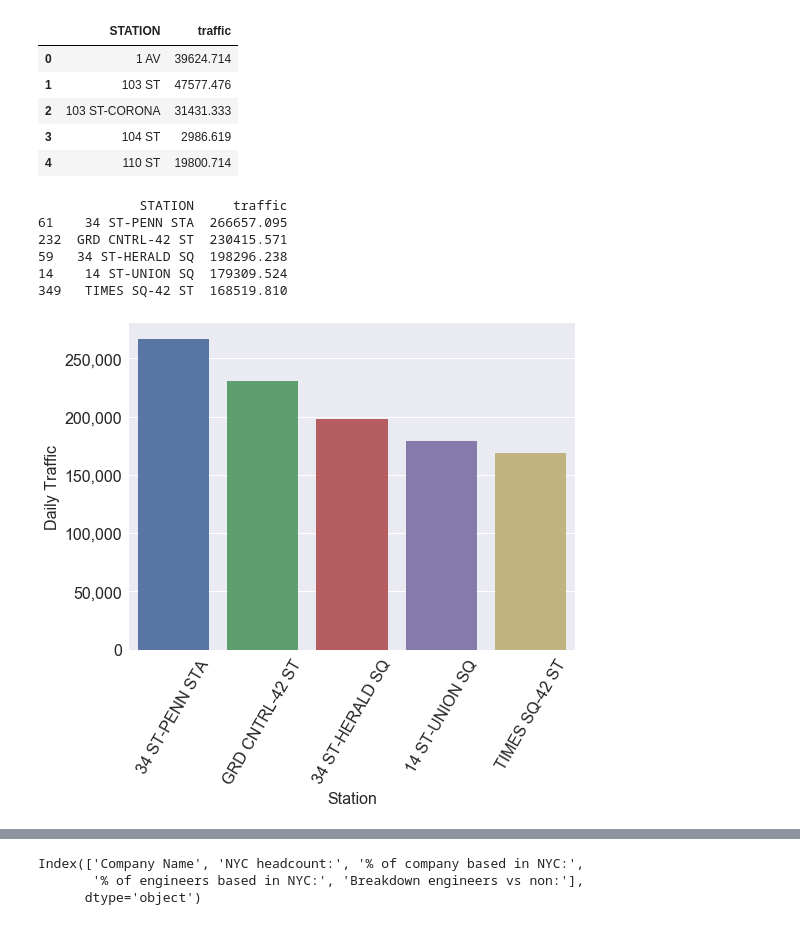
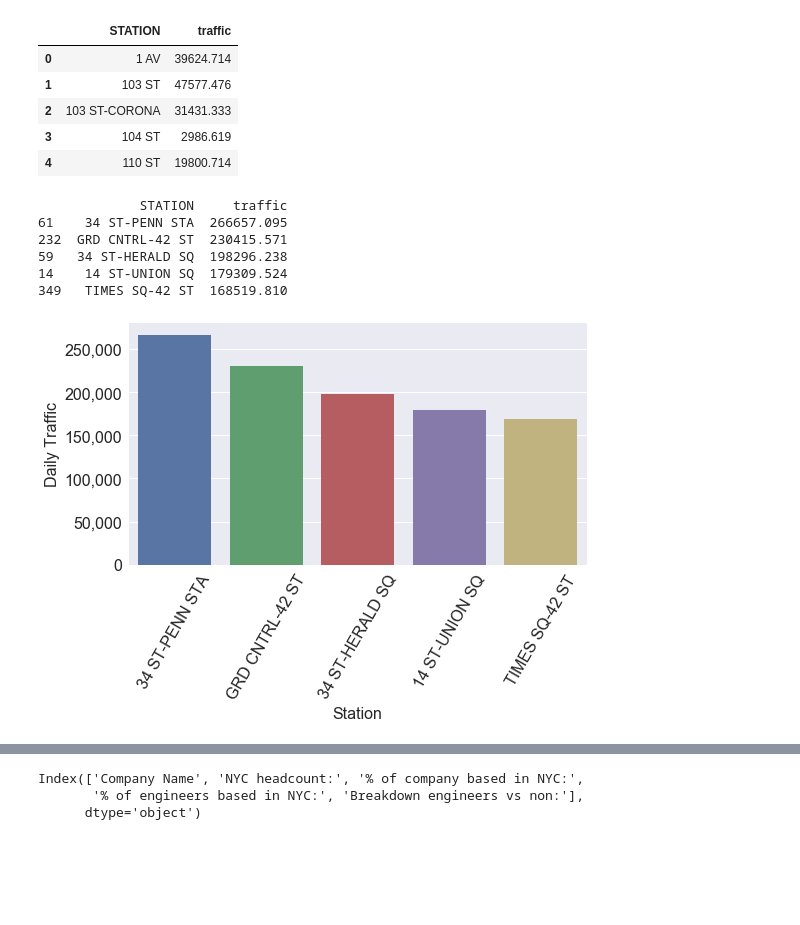
Before and after one commit to TRobertJackson/Data-Science-Projects, a Jupyter notebook: Benson Project.ipynb, the cells around one changed output, grey strips where cells are left out. Drawn from its saved outputs; the diff is of its cells as text; code cells hidden in the pictures; blank space fills up the shorter version.

Commit message:
Add tightlayout() for all figures

```diff
--- a/Benson Project.ipynb
+++ b/Benson Project.ipynb
@@ -80,2 +56,0 @@ MTAdata_orig.head(10)
-# %%
-MTAdata = pickle.load(open("data/MTAdata_orig", "rb"))
@@ -211,29 +163,30 @@ station_day_average_traffic.head(5)
 # %%
 #plot the average daily traffic data for top stations based on weekday traffic
 top_5_list = [('TIMES SQ-42 ST'), ('GRD CNTRL-42 ST'), ('34 ST-HERALD SQ'), ('14 ST-UNION SQ'), ('34 ST-PENN STA')]
 top_station_day_average_traffic = station_day_average_traffic[station_day_average_traffic['STATION'].isin(top_5_list)].sort_values('traffic', ascending = False)
 print(top_station_day_average_traffic)
 fig, ax = plt.subplots()
 fig.set_size_inches(8,6)
 rc={'axes.labelsize': 16, 'font.size': 16, 'legend.fontsize': 32.0, 'axes.titlesize': 24, 'xtick.labelsize': 16, 'ytick.labelsize': 16}
 sns.set(rc = rc)
 stagraph = sns.barplot(x = top_station_day_average_traffic['STATION'] , y = top_station_day_average_traffic['traffic'])
 for item in stagraph.get_xticklabels():
     item.set_rotation(60)
 ax.set_xlabel('Station')
 ax.set_ylabel('Daily Traffic')
 ax.get_yaxis().set_major_formatter(
     ticker.FuncFormatter(lambda x, p: format(int(x), ',')))
 #ax.set_title('Traffic on Day of Week for NYC MTA System')
-fig.savefig("images/Daily Traffic for Top Stations.png")
+plt.tight_layout()
+#fig.savefig("images/Daily Traffic for Top Stations.png")
 # %% [output]
              STATION     traffic
 61    34 ST-PENN STA  266657.095
 232  GRD CNTRL-42 ST  230415.571
 59   34 ST-HERALD SQ  198296.238
 14    14 ST-UNION SQ  179309.524
 349   TIMES SQ-42 ST  168519.810
-[figure, old version]
+[figure, new version]
 # %%
 def time_bin(x):
     if x < datetime.time(2):
```
Also changed, not shown: parts of 38 cells of this notebook, 18 other files.
